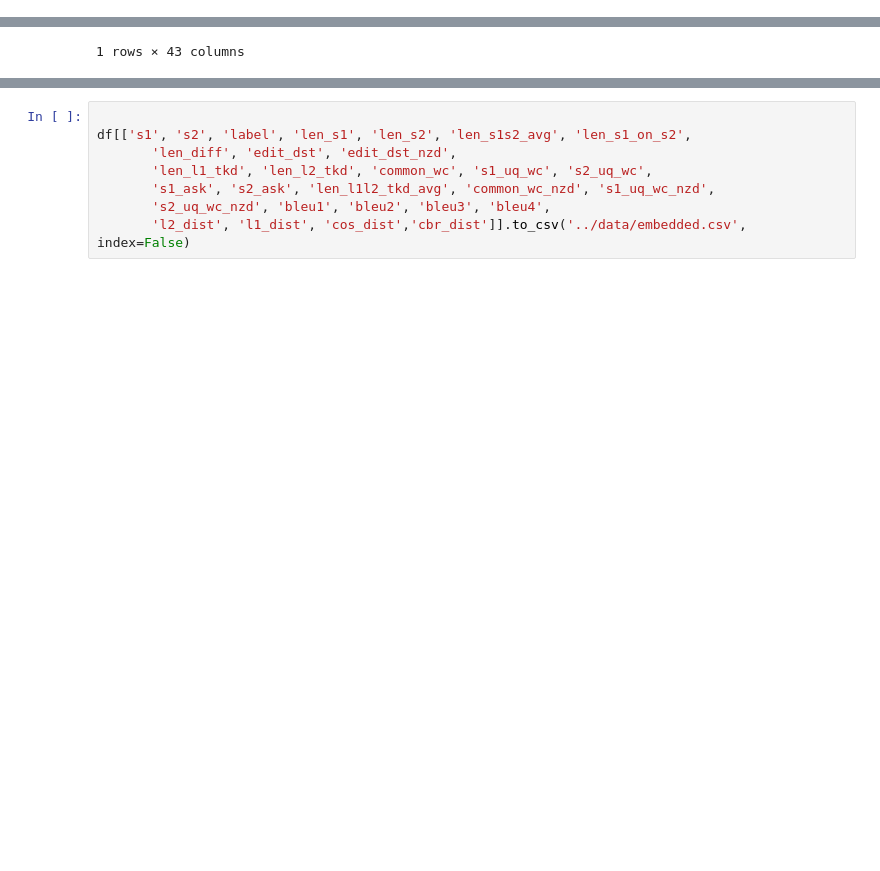
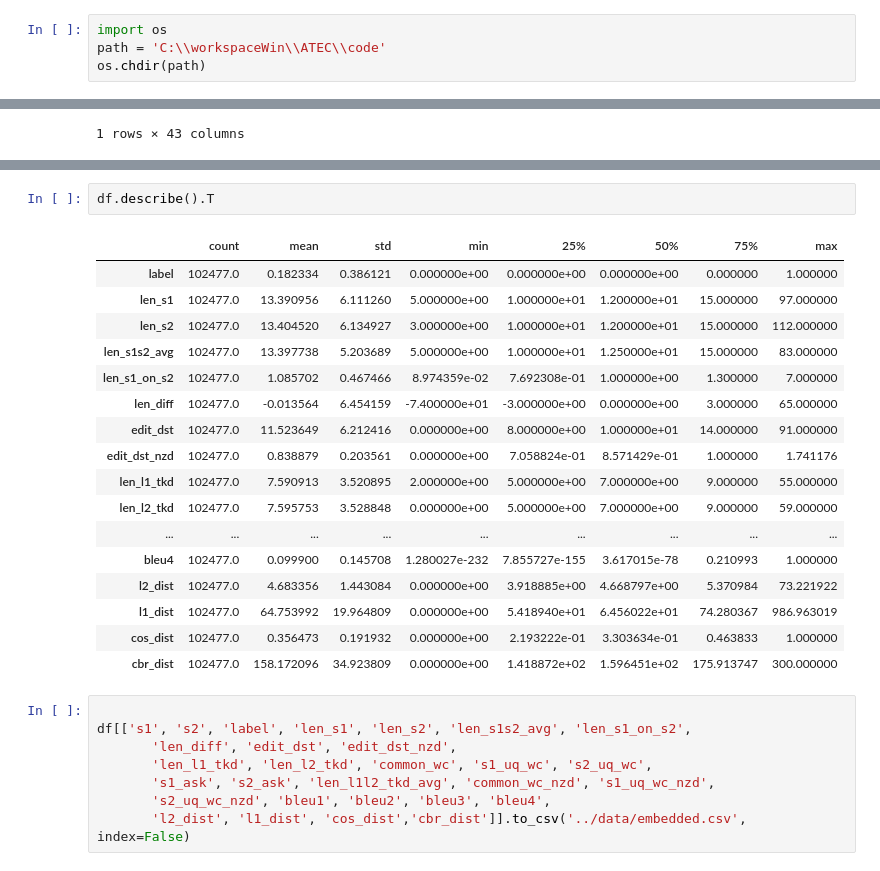
Before and after one commit to HunterKruger/ATEC, a Jupyter notebook: code/word_embedding.ipynb, the cells around one changed output, grey strips where cells are left out. Drawn from its saved outputs; the diff is of its cells as text; blank space fills up the shorter version.

```diff
--- a/code/word_embedding.ipynb
+++ b/code/word_embedding.ipynb
@@ -1,3 +1,7 @@
+# %%
+import os
+path = 'C:\\workspaceWin\\ATEC\\code'
+os.chdir(path)
 # %%
 import ast
 import codecs
@@ -226,3 +246,23 @@ df.shape
+# %%
+df.describe().T
+# %% [output]
+|  | count | mean | std | min | 25% | 50% | 75% | max |
+| label | 102477.0 | 0.182334 | 0.386121 | 0.000000e+00 | 0.000000e+00 | 0.000000e+00 | 0.000000 | 1.000000 |
+| len_s1 | 102477.0 | 13.390956 | 6.111260 | 5.000000e+00 | 1.000000e+01 | 1.200000e+01 | 15.000000 | 97.000000 |
+| len_s2 | 102477.0 | 13.404520 | 6.134927 | 3.000000e+00 | 1.000000e+01 | 1.200000e+01 | 15.000000 | 112.000000 |
+| len_s1s2_avg | 102477.0 | 13.397738 | 5.203689 | 5.000000e+00 | 1.000000e+01 | 1.250000e+01 | 15.000000 | 83.000000 |
+| len_s1_on_s2 | 102477.0 | 1.085702 | 0.467466 | 8.974359e-02 | 7.692308e-01 | 1.000000e+00 | 1.300000 | 7.000000 |
+| len_diff | 102477.0 | -0.013564 | 6.454159 | -7.400000e+01 | -3.000000e+00 | 0.000000e+00 | 3.000000 | 65.000000 |
+| edit_dst | 102477.0 | 11.523649 | 6.212416 | 0.000000e+00 | 8.000000e+00 | 1.000000e+01 | 14.000000 | 91.000000 |
+| edit_dst_nzd | 102477.0 | 0.838879 | 0.203561 | 0.000000e+00 | 7.058824e-01 | 8.571429e-01 | 1.000000 | 1.741176 |
+| len_l1_tkd | 102477.0 | 7.590913 | 3.520895 | 2.000000e+00 | 5.000000e+00 | 7.000000e+00 | 9.000000 | 55.000000 |
+| len_l2_tkd | 102477.0 | 7.595753 | 3.528848 | 0.000000e+00 | 5.000000e+00 | 7.000000e+00 | 9.000000 | 59.000000 |
+| ... | ... | ... | ... | ... | ... | ... | ... | ... |
+| bleu4 | 102477.0 | 0.099900 | 0.145708 | 1.280027e-232 | 7.855727e-155 | 3.617015e-78 | 0.210993 | 1.000000 |
+| l2_dist | 102477.0 | 4.683356 | 1.443084 | 0.000000e+00 | 3.918885e+00 | 4.668797e+00 | 5.370984 | 73.221922 |
+| l1_dist | 102477.0 | 64.753992 | 19.964809 | 0.000000e+00 | 5.418940e+01 | 6.456022e+01 | 74.280367 | 986.963019 |
+| cos_dist | 102477.0 | 0.356473 | 0.191932 | 0.000000e+00 | 2.193222e-01 | 3.303634e-01 | 0.463833 | 1.000000 |
+| cbr_dist | 102477.0 | 158.172096 | 34.923809 | 0.000000e+00 | 1.418872e+02 | 1.596451e+02 | 175.913747 | 300.000000 |
 # %%
 
 df[['s1', 's2', 'label', 'len_s1', 'len_s2', 'len_s1s2_avg', 'len_s1_on_s2',
```
Also changed, not shown: parts of 2 cells of this notebook, 10 other files.
